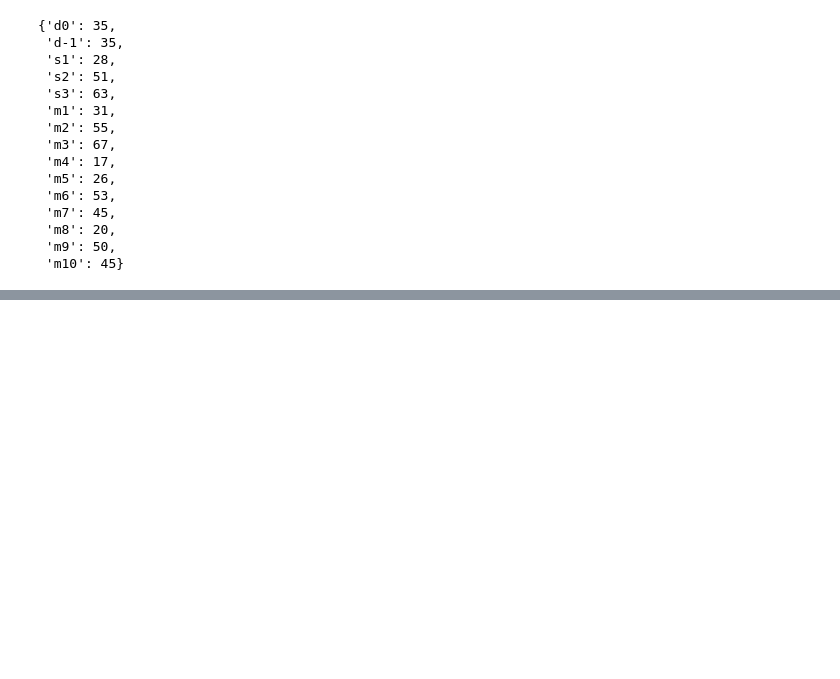
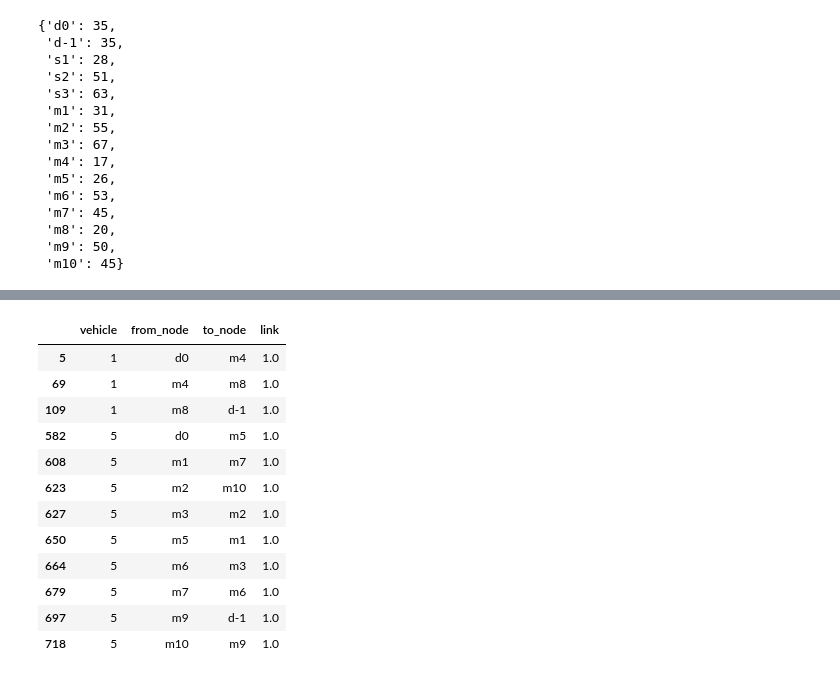
Before and after one commit to rariss/E-VRP-TW-V2G, a Jupyter notebook: evrp/e-vrp.ipynb, the cells around one changed output, grey strips where cells are left out. Saved outputs shown, nothing was run; the diff lists cells and outputs as text; code cells hidden in the pictures; blank space fills up the shorter version.

```diff
--- a/evrp/e-vrp.ipynb
+++ b/evrp/e-vrp.ipynb
@@ -343,0 +353,16 @@ e_flat
+# %%
+xgamma[xgamma['link']>0].sort_values(['vehicle'])
+# %% [output]
+|  | vehicle | from_node | to_node | link |
+| 5 | 1 | d0 | m4 | 1.0 |
+| 69 | 1 | m4 | m8 | 1.0 |
+| 109 | 1 | m8 | d-1 | 1.0 |
+| 582 | 5 | d0 | m5 | 1.0 |
+| 608 | 5 | m1 | m7 | 1.0 |
+| 623 | 5 | m2 | m10 | 1.0 |
+| 627 | 5 | m3 | m2 | 1.0 |
+| 650 | 5 | m5 | m1 | 1.0 |
+| 664 | 5 | m6 | m3 | 1.0 |
+| 679 | 5 | m7 | m6 | 1.0 |
+| 697 | 5 | m9 | d-1 | 1.0 |
+| 718 | 5 | m10 | m9 | 1.0 |
```
Also changed, not shown: parts of 16 cells of this notebook, 4 other files.
